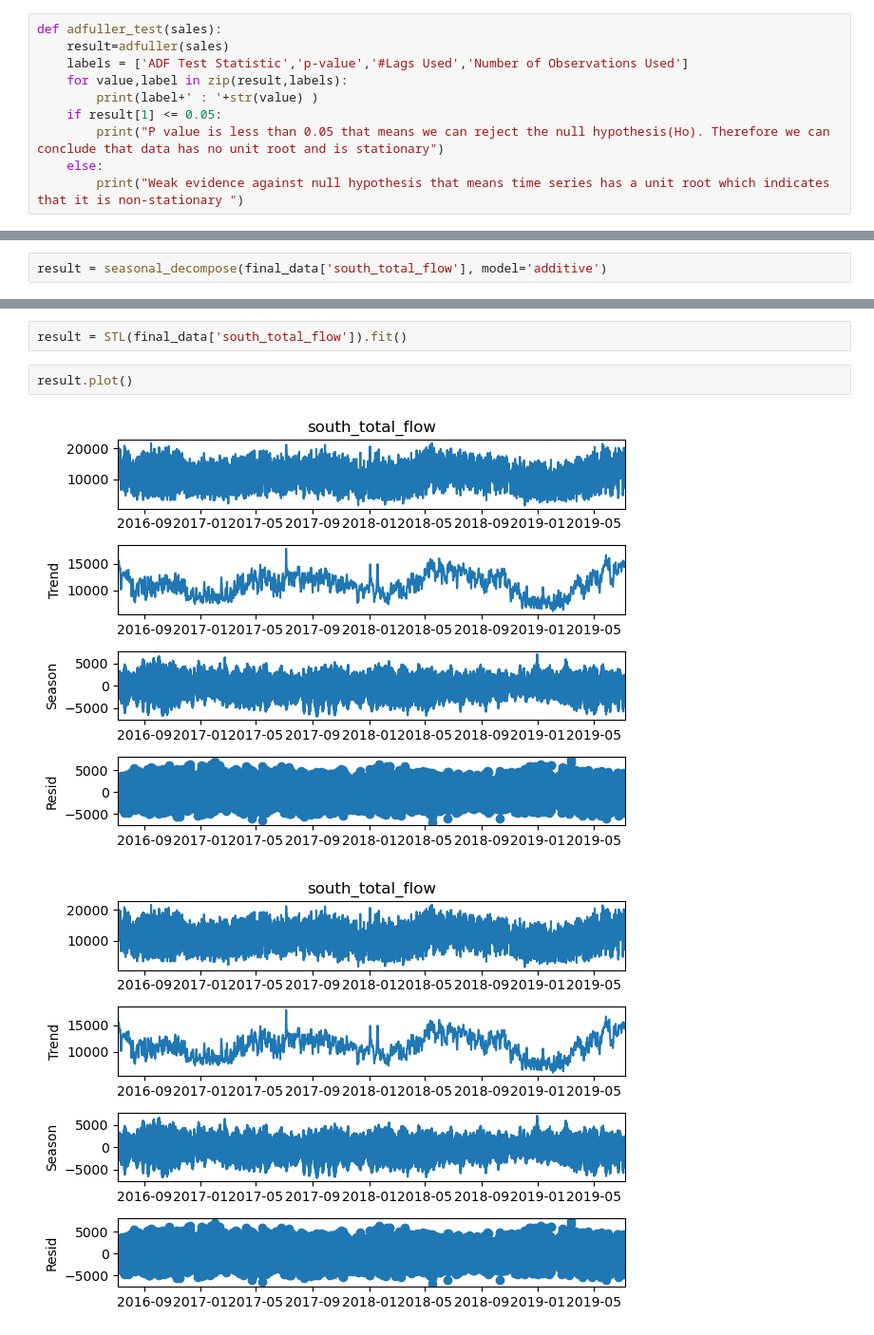
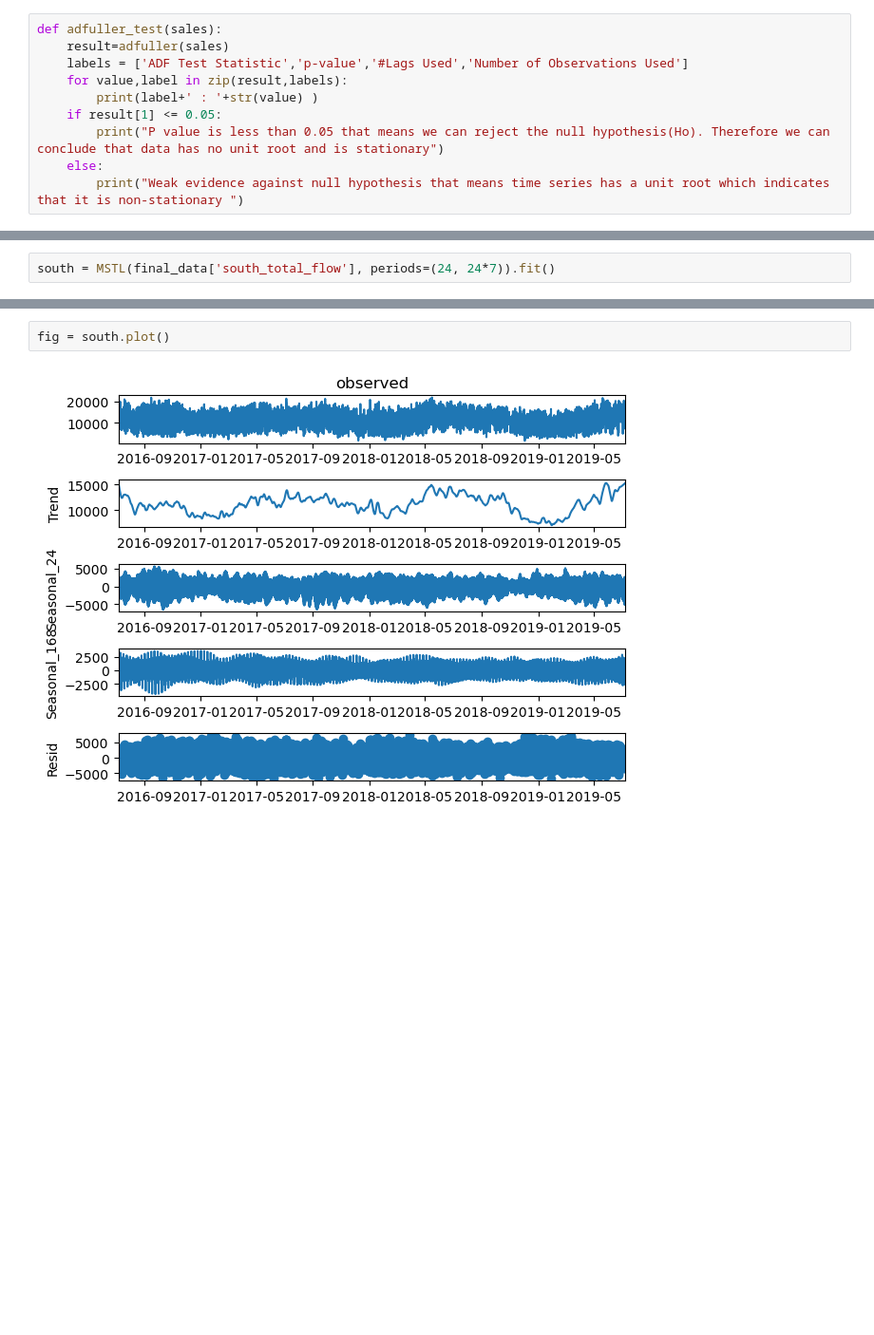
Before and after one commit to JacksonCorley/water_well_pump_optimization, a Jupyter notebook: demand.ipynb, the cells around one changed output, grey strips where cells are left out. Shown at 95% size. Drawn from its saved outputs; the diff is of its cells as text; blank space fills up the shorter version.

Commit message:
MSTL decomposition

```diff
--- a/demand.ipynb
+++ b/demand.ipynb
@@ -83,4 +83,4 @@ p-value : 2.085371541532448e-07
 Number of Observations Used : 26253
 P value is less than 0.05 that means we can reject the null hypothesis(Ho). Therefore we can conclude that data has no unit root and is stationary
 # %%
-result = seasonal_decompose(final_data['south_total_flow'], model='additive')
+south = MSTL(final_data['south_total_flow'], periods=(24, 24*7)).fit()
@@ -102,7 +87,4 @@ Freq: H, Name: seasonal, Length: 26303, dtype: float64
-# %%
-result = STL(final_data['south_total_flow']).fit()
-# %%
-result.plot()
-# %% [output]
-[figure, removed]
-[figure, removed]
+# %%
+fig = south.plot()
+# %% [output]
+[figure, added]
```
Also changed, not shown: parts of 10 cells of this notebook.
